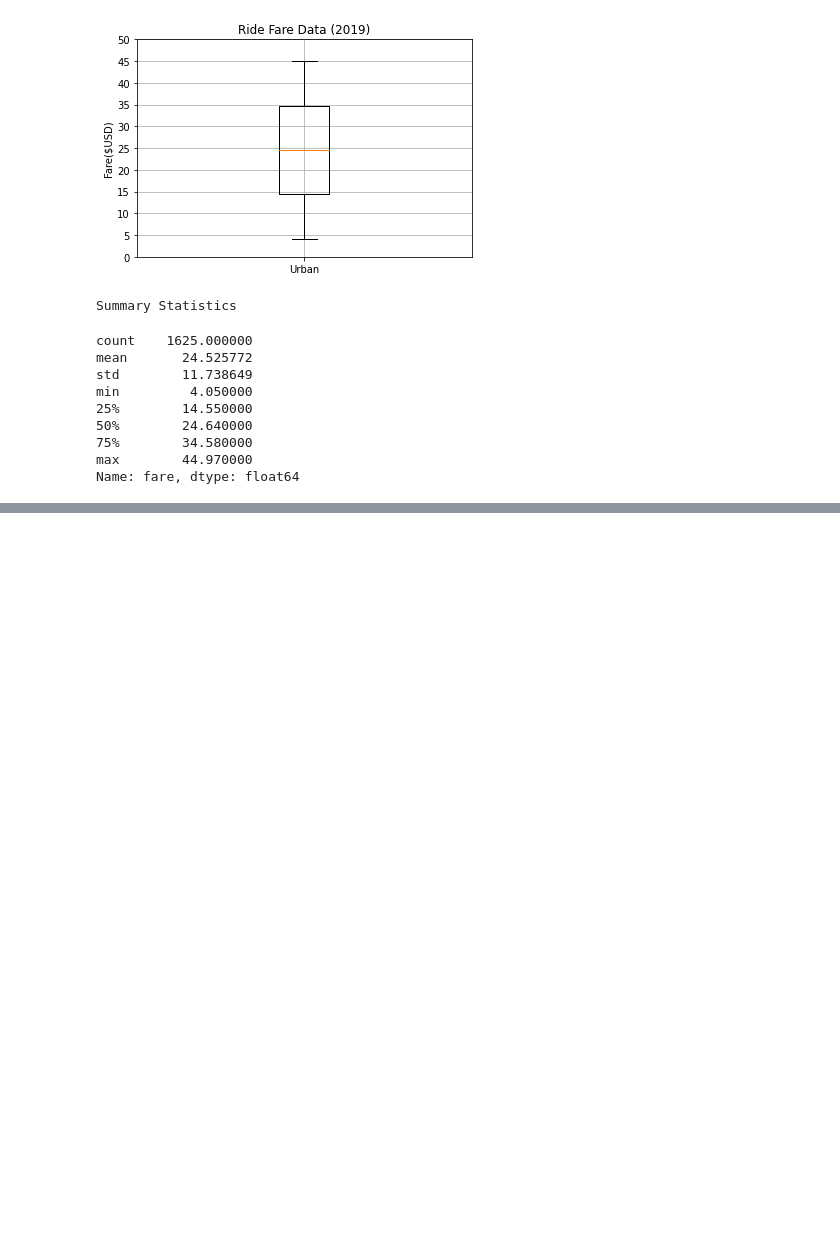
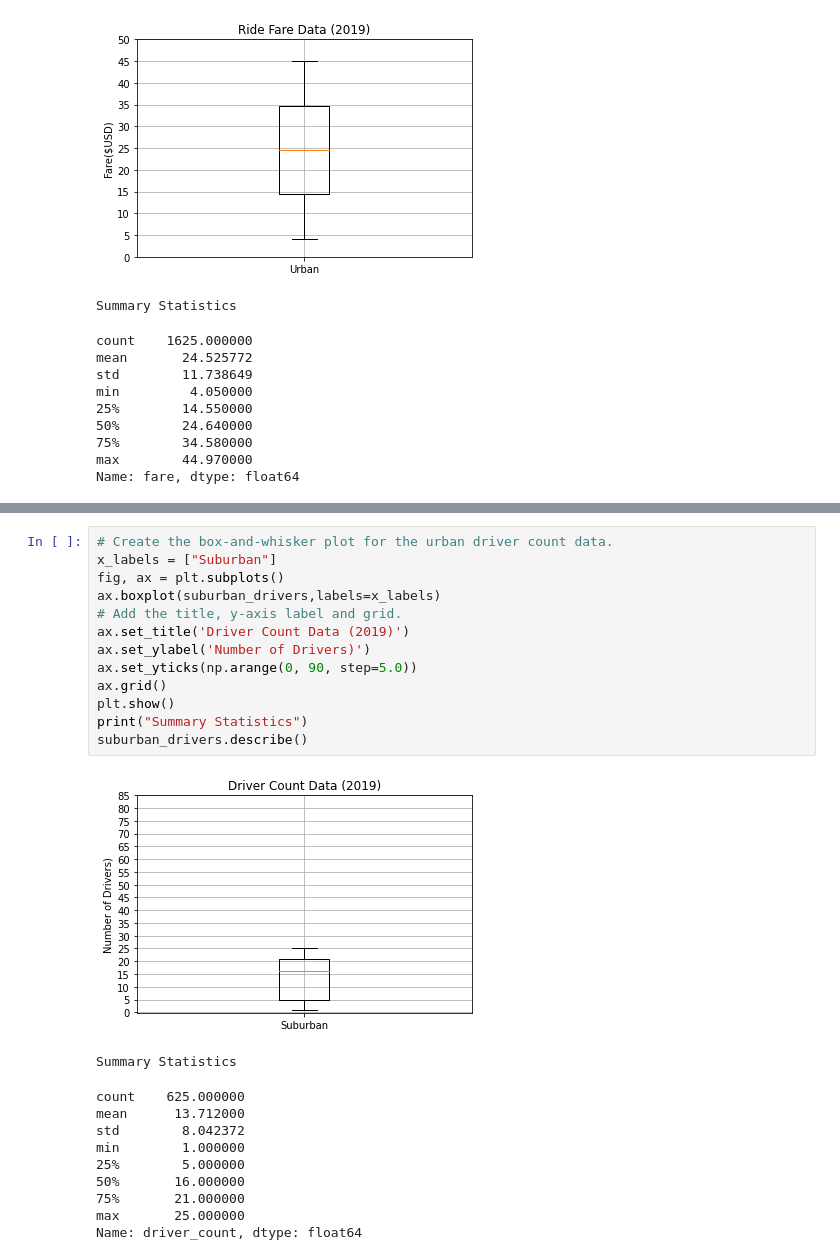
Before and after one commit to yvoatelep/PyBer_Analysis, a Jupyter notebook: PyBer_ride_data.ipynb, the cells around one changed output, grey strips where cells are left out. Saved outputs shown, nothing was run; the diff lists cells and outputs as text; blank space fills up the shorter version.

```diff
--- a/PyBer_ride_data.ipynb
+++ b/PyBer_ride_data.ipynb
@@ -896,0 +898,25 @@ plt.show()
+# %%
+# Create the box-and-whisker plot for the urban driver count data.
+x_labels = ["Suburban"]
+fig, ax = plt.subplots()
+ax.boxplot(suburban_drivers,labels=x_labels)
+# Add the title, y-axis label and grid.
+ax.set_title('Driver Count Data (2019)')
+ax.set_ylabel('Number of Drivers)')
+ax.set_yticks(np.arange(0, 90, step=5.0))
+ax.grid()
+plt.show()
+print("Summary Statistics")
+suburban_drivers.describe()
+# %% [output]
+[figure, added]
+Summary Statistics
+count    625.000000
+mean      13.712000
+std        8.042372
+min        1.000000
+25%        5.000000
+50%       16.000000
+75%       21.000000
+max       25.000000
+Name: driver_count, dtype: float64
```
Also changed, not shown: parts of 7 cells of this notebook, 2 other files.
